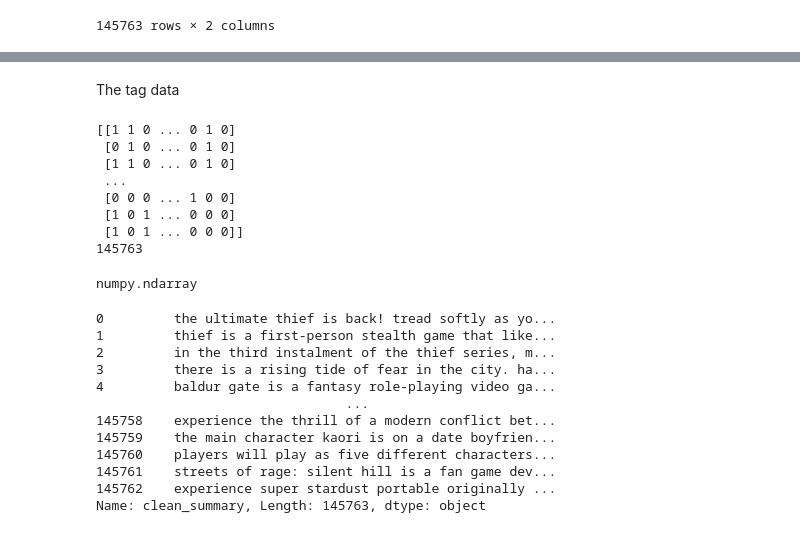
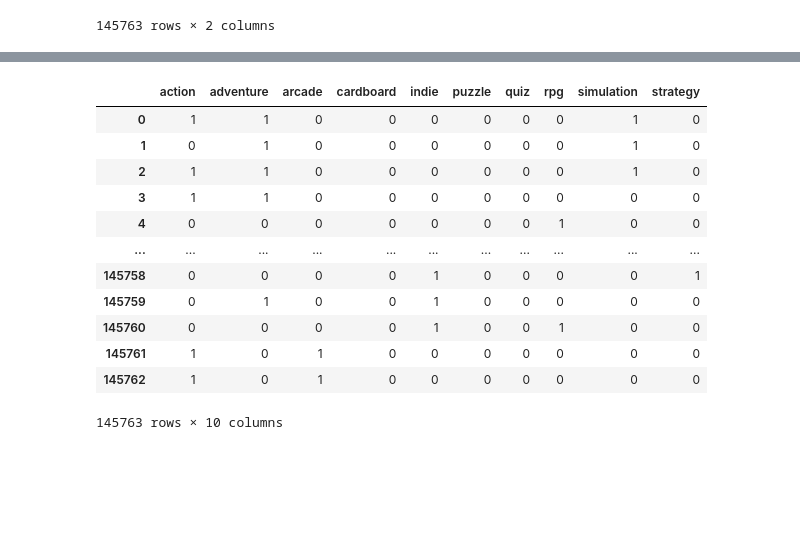
Before and after one commit to melzarjanchico-up/sp_multilabel_vggtc, a Jupyter notebook: exploratory_data_analysis/eda_proper.ipynb, the cells around one changed output, grey strips where cells are left out. Cells and saved outputs as stored; diff of their text form; code cells hidden in the pictures; blank space fills up the shorter version.

```diff
--- a/exploratory_data_analysis/eda_proper.ipynb
+++ b/exploratory_data_analysis/eda_proper.ipynb
@@ -432,34 +427,0 @@ vga
-# %% [markdown]
-The tag data
-# %%
-print(yt)
-print(len(yt))
-# %% [output]
-[[1 1 0 ... 0 1 0]
- [0 1 0 ... 0 1 0]
- [1 1 0 ... 0 1 0]
- ...
- [0 0 0 ... 1 0 0]
- [1 0 1 ... 0 0 0]
- [1 0 1 ... 0 0 0]]
-145763
-# %%
-type(yt)
-# %% [output]
-numpy.ndarray
-# %%
-xf = vgame0_df['clean_summary']
-xf
-# %% [output]
-0         the ultimate thief is back! tread softly as yo...
-1         thief is a first-person stealth game that like...
-2         in the third instalment of the thief series, m...
-3         there is a rising tide of fear in the city. ha...
-4         baldur gate is a fantasy role-playing video ga...
-                                ...
-145758    experience the thrill of a modern conflict bet...
-145759    the main character kaori is on a date boyfrien...
-145760    players will play as five different characters...
-145761    streets of rage: silent hill is a fan game dev...
-145762    experience super stardust portable originally ...
-Name: clean_summary, Length: 145763, dtype: object
@@ -473,0 +428,17 @@ x_tr,x_val,y_tr,y_val = train_test_split(x_train, y_train, test_size=0.2, random
+# %%
+binarized_df = pd.DataFrame(yt, columns=mlb.classes_)
+binarized_df
+# %% [output]
+|  | action | adventure | arcade | cardboard | indie | puzzle | quiz | rpg | simulation | strategy |
+| 0 | 1 | 1 | 0 | 0 | 0 | 0 | 0 | 0 | 1 | 0 |
+| 1 | 0 | 1 | 0 | 0 | 0 | 0 | 0 | 0 | 1 | 0 |
+| 2 | 1 | 1 | 0 | 0 | 0 | 0 | 0 | 0 | 1 | 0 |
+| 3 | 1 | 1 | 0 | 0 | 0 | 0 | 0 | 0 | 0 | 0 |
+| 4 | 0 | 0 | 0 | 0 | 0 | 0 | 0 | 1 | 0 | 0 |
+| ... | ... | ... | ... | ... | ... | ... | ... | ... | ... | ... |
+| 145758 | 0 | 0 | 0 | 0 | 1 | 0 | 0 | 0 | 0 | 1 |
+| 145759 | 0 | 1 | 0 | 0 | 1 | 0 | 0 | 0 | 0 | 0 |
+| 145760 | 0 | 0 | 0 | 0 | 1 | 0 | 0 | 1 | 0 | 0 |
+| 145761 | 1 | 0 | 1 | 0 | 0 | 0 | 0 | 0 | 0 | 0 |
+| 145762 | 1 | 0 | 1 | 0 | 0 | 0 | 0 | 0 | 0 | 0 |
+145763 rows × 10 columns
```
Also changed, not shown: parts of 8 cells of this notebook, 5 other files.
